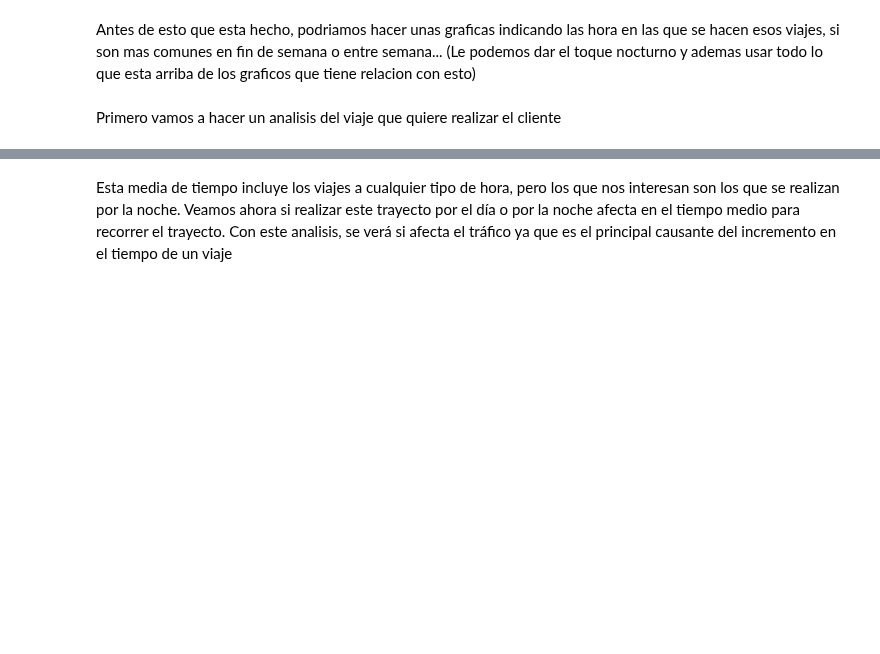
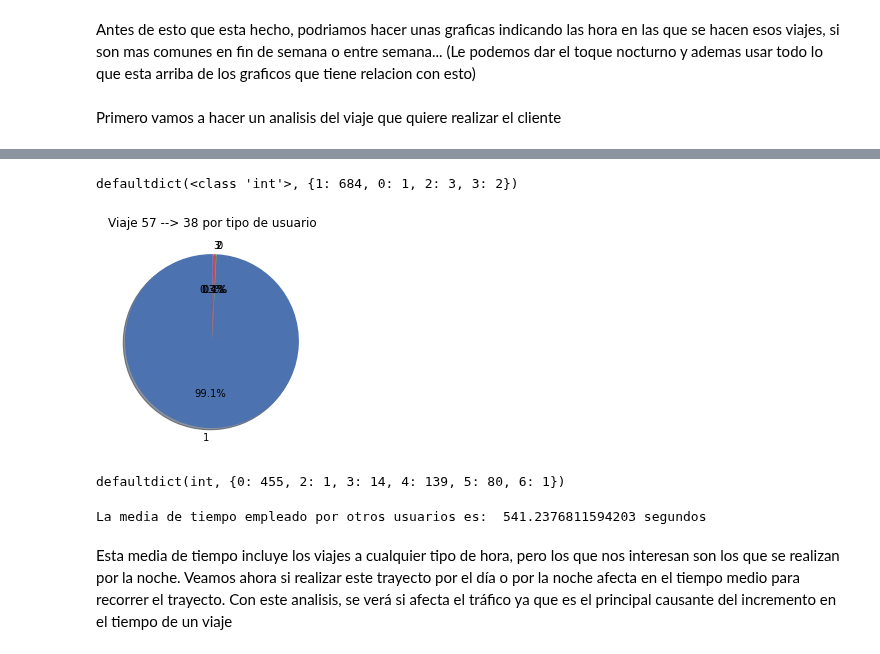
Before and after one commit to ParalelaUCM/biciMAD, a Jupyter notebook: PracticaSpark_BiciMad.ipynb, the cells around one changed output, grey strips where cells are left out. Drawn from its saved outputs; the diff is of its cells as text; code cells hidden in the pictures; blank space fills up the shorter version.

```diff
--- a/PracticaSpark_BiciMad.ipynb
+++ b/PracticaSpark_BiciMad.ipynb
@@ -818,14 +814,27 @@ plt.show()
 # %%
 #Veamos si hay alguna diferencia en el tipo de usuarios que han realizado el viaje
-rddInvierno_viaje.map(lambda x: (x['user_type'], 1)).countByKey()
+viaje_usu = rdd_viaje.map(lambda x: (x['user_type'], 1)).countByKey()
+
+print(viaje_usu)
+plt.pie(list(viaje_usu.values()), labels=list(viaje_usu.keys()),
+        autopct='%1.1f%%', shadow=True, startangle=90)
+plt.title("Viaje "+origen+ " --> "+destino+" por tipo de usuario")
+plt.show()
+# %% [output]
+defaultdict(<class 'int'>, {1: 684, 0: 1, 2: 3, 3: 2})
+[figure, added]
 # %%
 #Veamos la edad de los usuarios que predomina realizando este viaje.
-rddInvierno_viaje.map(lambda x: (x['age'], 1)).countByKey()
+rdd_viaje.map(lambda x: (x['age'], 1)).countByKey()
+# %% [output]
+defaultdict(int, {0: 455, 2: 1, 3: 14, 4: 139, 5: 80, 6: 1})
 # %%
 #Estudiemos ahora las medias en tiempo de todos los viajes, el coste del viaje, etc.
 import statistics as stats
-listaTiempos = rddInvierno_viaje.map(lambda x: ([x['travel_time']])).reduce(lambda a, b: a + b)
+listaTiempos = rdd_viaje.map(lambda x: ([x['travel_time']])).reduce(lambda a, b: a + b)
 print('La media de tiempo empleado por otros usuarios es: ',stats.mean(listaTiempos), 'segundos')
+# %% [output]
+La media de tiempo empleado por otros usuarios es:  541.2376811594203 segundos
 # %% [markdown]
 Esta media de tiempo incluye los viajes a cualquier tipo de hora, pero los que nos interesan son los que se realizan por la noche. Veamos ahora si realizar este trayecto por el día o por la noche afecta en el tiempo medio para recorrer el trayecto. Con este analisis, se verá si afecta el tráfico ya que es el principal causante del incremento en el tiempo de un viaje
 # %%
```
Also changed, not shown: parts of 20 cells of this notebook.
